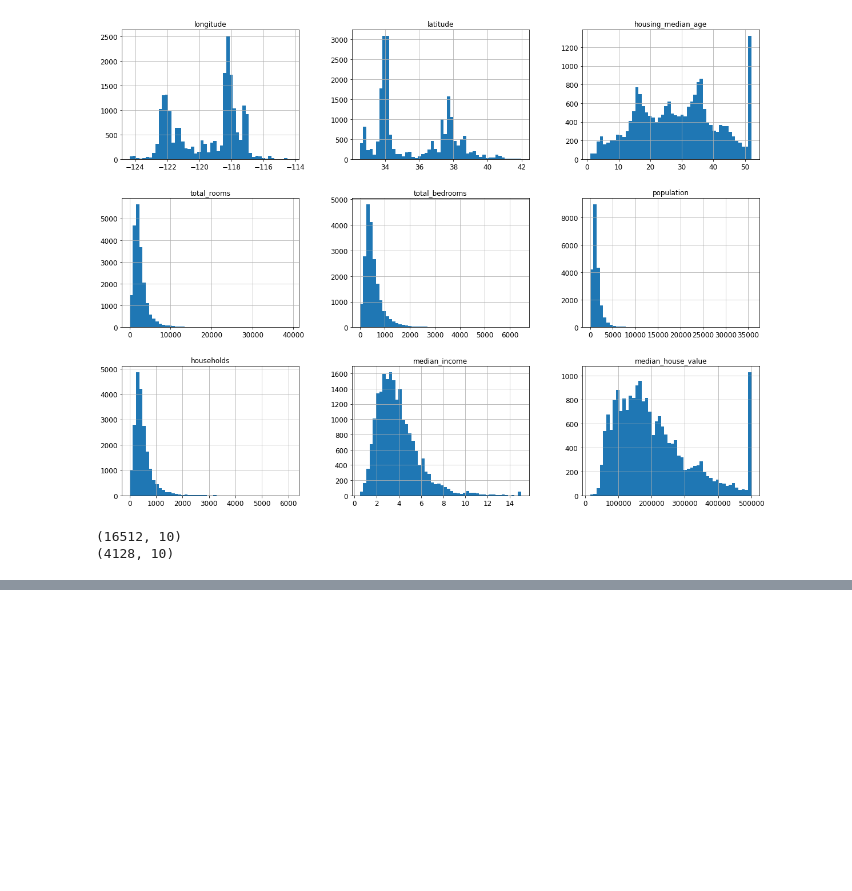
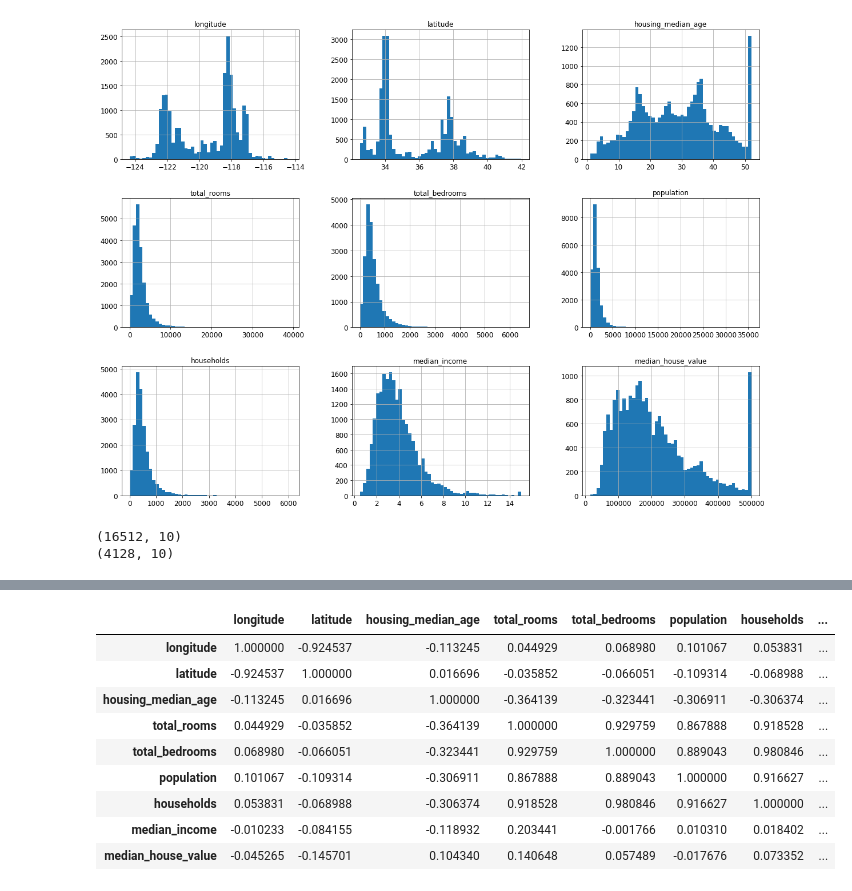
Before and after one commit to piyush13290/hands_on_ml2, a Jupyter notebook: 02_Linear_regression_housing_data.ipynb, the cells around one changed output, grey strips where cells are left out. Saved outputs shown, nothing was run; the diff lists cells and outputs as text; code cells hidden in the pictures; blank space fills up the shorter version.

```diff
--- a/02_Linear_regression_housing_data.ipynb
+++ b/02_Linear_regression_housing_data.ipynb
@@ -115,0 +149,16 @@ print(test_df.shape)
+# %%
+# as the dataset is not crazy big, lets do some correlation studies
+
+corr_matrix = train_df.corr()
+corr_matrix
+# %% [output]
+|  | longitude | latitude | housing_median_age | total_rooms | total_bedrooms | population | households | ... |
+| longitude | 1.000000 | -0.924537 | -0.113245 | 0.044929 | 0.068980 | 0.101067 | 0.053831 | ... |
+| latitude | -0.924537 | 1.000000 | 0.016696 | -0.035852 | -0.066051 | -0.109314 | -0.068988 | ... |
+| housing_median_age | -0.113245 | 0.016696 | 1.000000 | -0.364139 | -0.323441 | -0.306911 | -0.306374 | ... |
+| total_rooms | 0.044929 | -0.035852 | -0.364139 | 1.000000 | 0.929759 | 0.867888 | 0.918528 | ... |
+| total_bedrooms | 0.068980 | -0.066051 | -0.323441 | 0.929759 | 1.000000 | 0.889043 | 0.980846 | ... |
+| population | 0.101067 | -0.109314 | -0.306911 | 0.867888 | 0.889043 | 1.000000 | 0.916627 | ... |
+| households | 0.053831 | -0.068988 | -0.306374 | 0.918528 | 0.980846 | 0.916627 | 1.000000 | ... |
+| median_income | -0.010233 | -0.084155 | -0.118932 | 0.203441 | -0.001766 | 0.010310 | 0.018402 | ... |
+| median_house_value | -0.045265 | -0.145701 | 0.104340 | 0.140648 | 0.057489 | -0.017676 | 0.073352 | ... |
```
Also changed, not shown: parts of 12 cells of this notebook.
